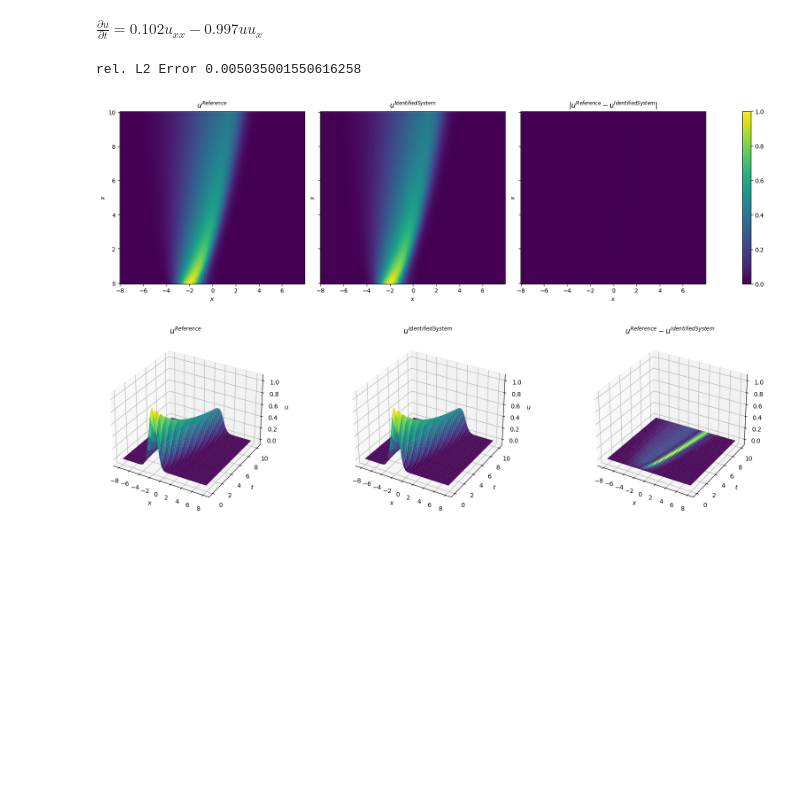
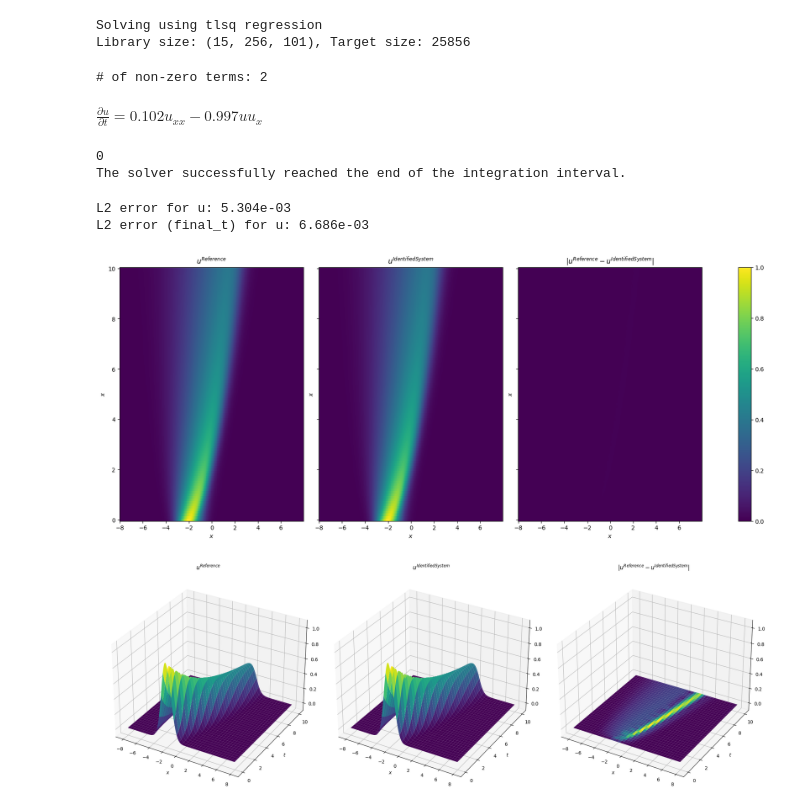
Before and after one commit to benedict-armstrong/PDEFind-Reconstructing-PDEs-from-data, a Jupyter notebook: pde1.ipynb, the cells around one changed output. Drawn from its saved outputs; the diff is of its cells as text; code cells hidden in the pictures; blank space fills up the shorter version.

```diff
--- a/pde1.ipynb
+++ b/pde1.ipynb
@@ -11,7 +11,13 @@ u = data["u"]
 x = data["x"]
 t = data["t"]
 # %%
-pdefind = PDEFind(u, x, t, lib_size=3)
+pdefind = PDEFind(
+    var_labels=(["x", "t"], ["u"]),
+    polynomial_degree=2,
+    order=3,
+)
+# %%
+grid = pdefind.add_grid(x, t)
 # %%
 library, labels = pdefind.create_library(u)
 
@@ -21,12 +27,12 @@ $\displaystyle 1\\u\\u_{x}\\u_{xx}\\u_{xxx}\\uu\\uu_{x}\\uu_{xx}\\uu_{xxx}\\u_{x
 # %%
 u_t = np.gradient(u, t[0], axis=1)
 # %%
-coef, alpha = pdefind.solve_regression(library, u_t, algorithm="tlsq")
+coeffs, alpha = pdefind.solve_regression(library, u_t, algorithm="tlsq")
+# %% [output]
+Solving using tlsq regression
+Library size: (15, 256, 101), Target size: 25856
+# of non-zero terms: 2
 # %%
-display(Math(pdefind.latex_string()))
+display(Math(pdefind.latex_string(coeffs, labels, "u")))
 # %% [output]
-$\displaystyle \frac{
-            \partial {u}
-        }{
-            \partial {t}
-        }=0.102u_{xx}-0.997uu_{x}$
+$\displaystyle \frac{\partial {u}}{\partial {t}}=0.102u_{xx}-0.997uu_{x}$
@@ -35,16 +39,30 @@ sol = pdefind.solve_pde(u[:, 0], t[0])
-# %%
-error = pdefind.verify_pde_rel_l2()
-
-print(f"rel. L2 Error {error}")
-# %% [output]
-rel. L2 Error 0.005035001550616258
+# %%
+initial_condition = [u[:, 0]]
+coefficients = [coeffs]
+
+u_pred = pdefind.solve(initial_condition, coefficients, labels)
+# %% [output]
+0
+The solver successfully reached the end of the integration interval.
+# %%
+l2_err_u = np.linalg.norm(u - u_pred) / np.linalg.norm(u)
+
+print(f"L2 error for u: {l2_err_u:.3e}")
+
+l2_err_u = np.linalg.norm(u[..., -1] - u_pred[..., -1]) / np.linalg.norm(u[..., -1])
+
+print(f"L2 error (final_t) for u: {l2_err_u:.3e}")
+# %% [output]
+L2 error for u: 5.304e-03
+L2 error (final_t) for u: 6.686e-03
 # %%
 ref_sol = np.stack([x, t, u], axis=-1)
-sol_plot = np.expand_dims(sol, axis=2)
+sol_plot = sol_plot = np.expand_dims(u_pred, axis=2)
+
 plot_2d(sol_plot, ref_sol)
 # %% [output]
-[figure, old version]
+[figure, new version]
 # %%
 plot_3d(sol_plot, ref_sol)
 # %% [output]
-[figure, old version]
+[figure, new version]
```
Also changed, not shown: parts of 3 cells of this notebook, 9 other files.
